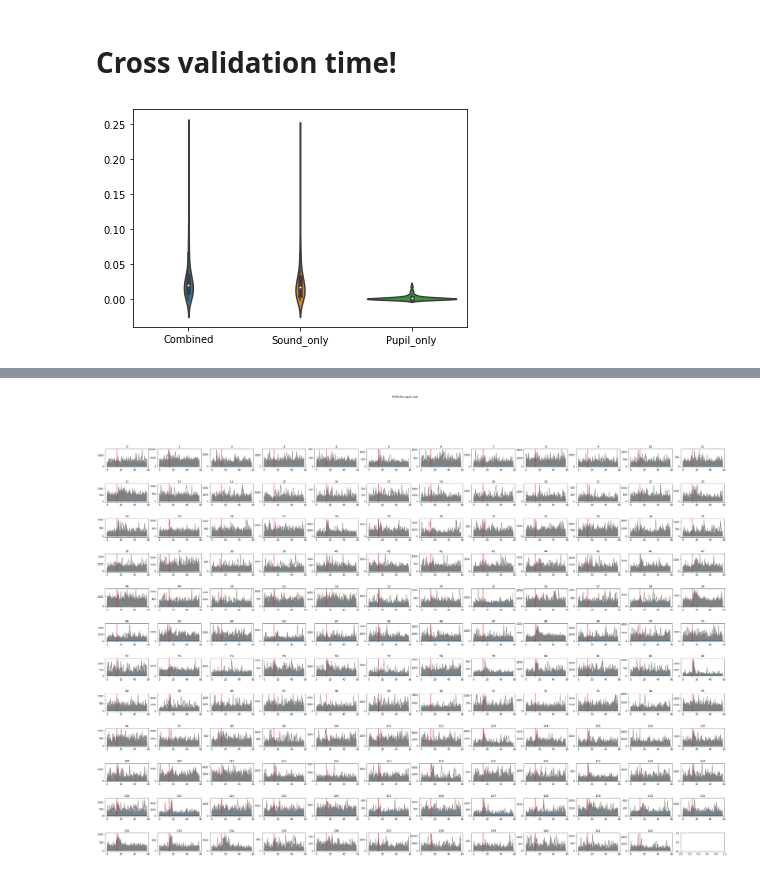
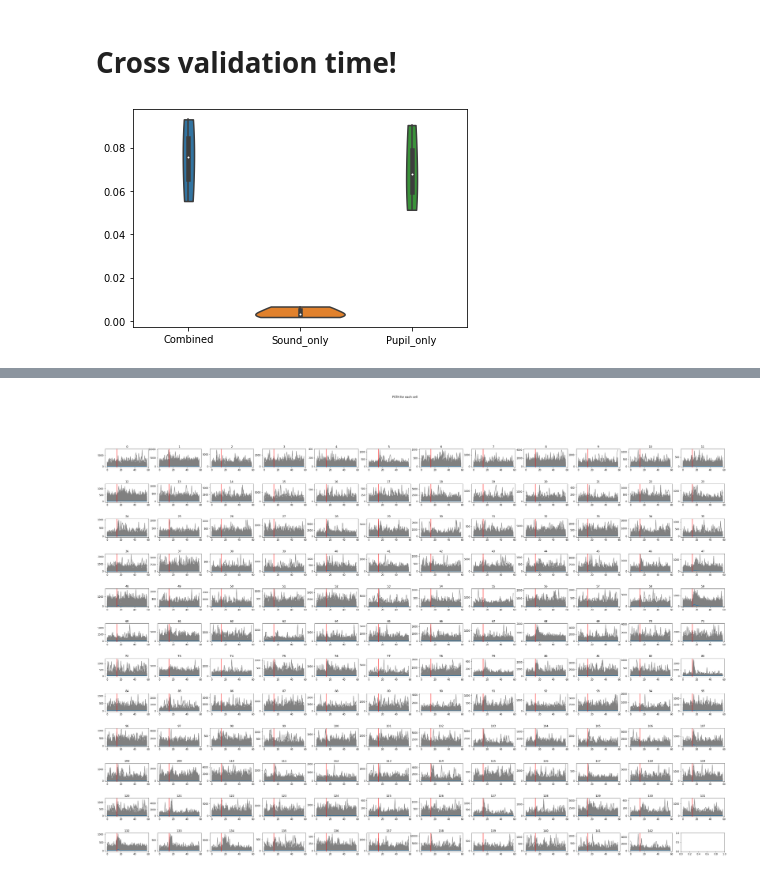
Before and after one commit to Mitchellb16/2pGLM, a Jupyter notebook: 2p_glm.ipynb, the cells around one changed output, grey strips where cells are left out. Saved outputs shown, nothing was run; the diff lists cells and outputs as text; code cells hidden in the pictures.

```diff
--- a/2p_glm.ipynb
+++ b/2p_glm.ipynb
@@ -45,13 +45,14 @@ def psth_plot(responsive_cells):
 # location of pupil test struct
 # data_dir=r"C:\Users\Mitchell\Documents\PITT\Fall_2021\Williamson_lab\2P\Data\NS_results_120&154_9.3.21.mat"
 data_dir=r"D:\Projects\2P\test_data\NS_results_120&154_9.3.21.mat"
-day = 6
+day = 0
 f = h5py.File(data_dir, 'r')['results']
 # this package generates references that we then feed back into the original file
 # I'm sure this isn't great, but it works for now
 ref_1 = f['FOV'][0,0] # this can be changed for different animals
 ref_2 = f[ref_1]['Day'][day][0]
-parameter_file = np.where(f[ref_2]['Experiment']['Parameter'] == 'FreqOneD')
+# parameter_file = np.where(f[ref_2]['Experiment']['Parameter'] == 'FreqOneD')
+parameter_file = 1
 # %%
 bytes(f[f[ref_2]['Experiment']['Parameter'][1,0]][:]).decode('utf-8')
 # %% [output]
@@ -145,6 +146,6 @@ for index, cell in enumerate(tqdm(responsive_cells)):
 
 score_df = pd.DataFrame(score_dict)
 # %%
-sns.violinplot(data=score_df.iloc[:,1:]);
+sns.violinplot(data=score_df.iloc[:,1:][score_df.Pupil_only > 0.05], cut=0);
 # %% [output]
-[figure, old version]
+[figure, new version]
```
Also changed, not shown: parts of 5 cells of this notebook.
